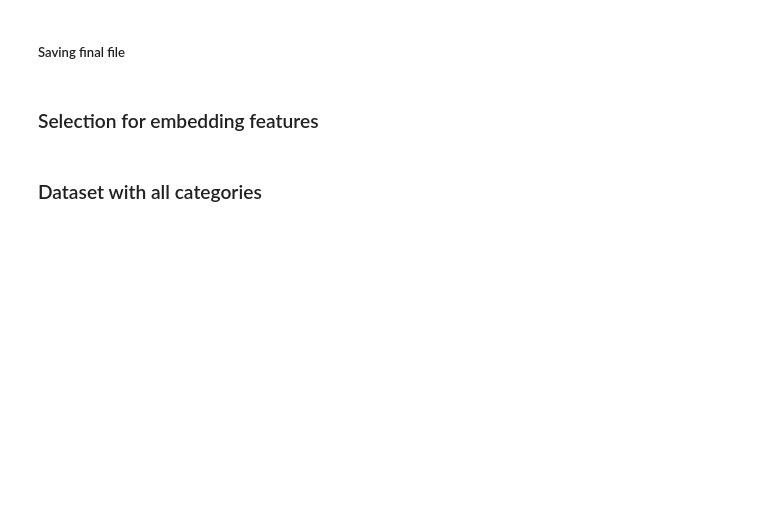
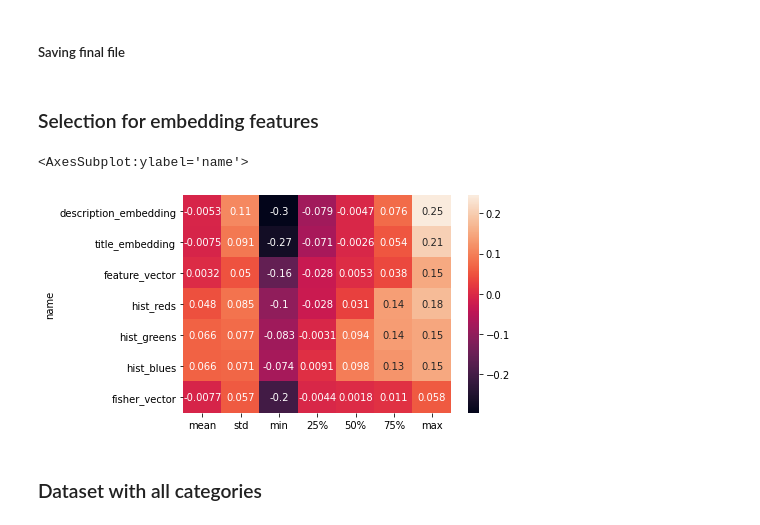
Before and after one commit to AxolotlOfConflagration/yt_trending_videos, a Jupyter notebook: checkpoint3.ipynb, the cells around one changed output. Cells and saved outputs as stored; diff of their text form; code cells hidden in the pictures; blank space fills up the shorter version.

```diff
--- a/checkpoint3.ipynb
+++ b/checkpoint3.ipynb
@@ -208,3 +207,21 @@ to_embeddings = ['description_embedding', 'title_embedding', 'feature_vector', '
+# %%
+to_embeddings = ['description_embedding', 'title_embedding', 'feature_vector', 'hist_reds', 'hist_greens', 'hist_blues', 'fisher_vector']
+import tqdm
+
+embeddings_statistics = []
+for col in tqdm.tqdm(to_embeddings):
+    unwrapped_df = df[col].apply(lambda x: pd.Series(x, dtype='float32'))
+    correlation = unwrapped_df.corrwith(df.category_id, method='spearman')
+    correlation = correlation.describe()
+    correlation['name'] = col
+    embeddings_statistics.append(correlation)
+# %%
+stats_df = pd.concat(embeddings_statistics, axis=1).T.set_index('name').astype('float32')
+stats_df.drop('count', axis=1, inplace=True)
+sns.heatmap(stats_df, annot=True)
+# %% [output]
+<AxesSubplot:ylabel='name'>
+[figure, added]
 # %% [markdown]
 ### Dataset with all categories
 # %%
```
Also changed, not shown: parts of 9 cells of this notebook.
